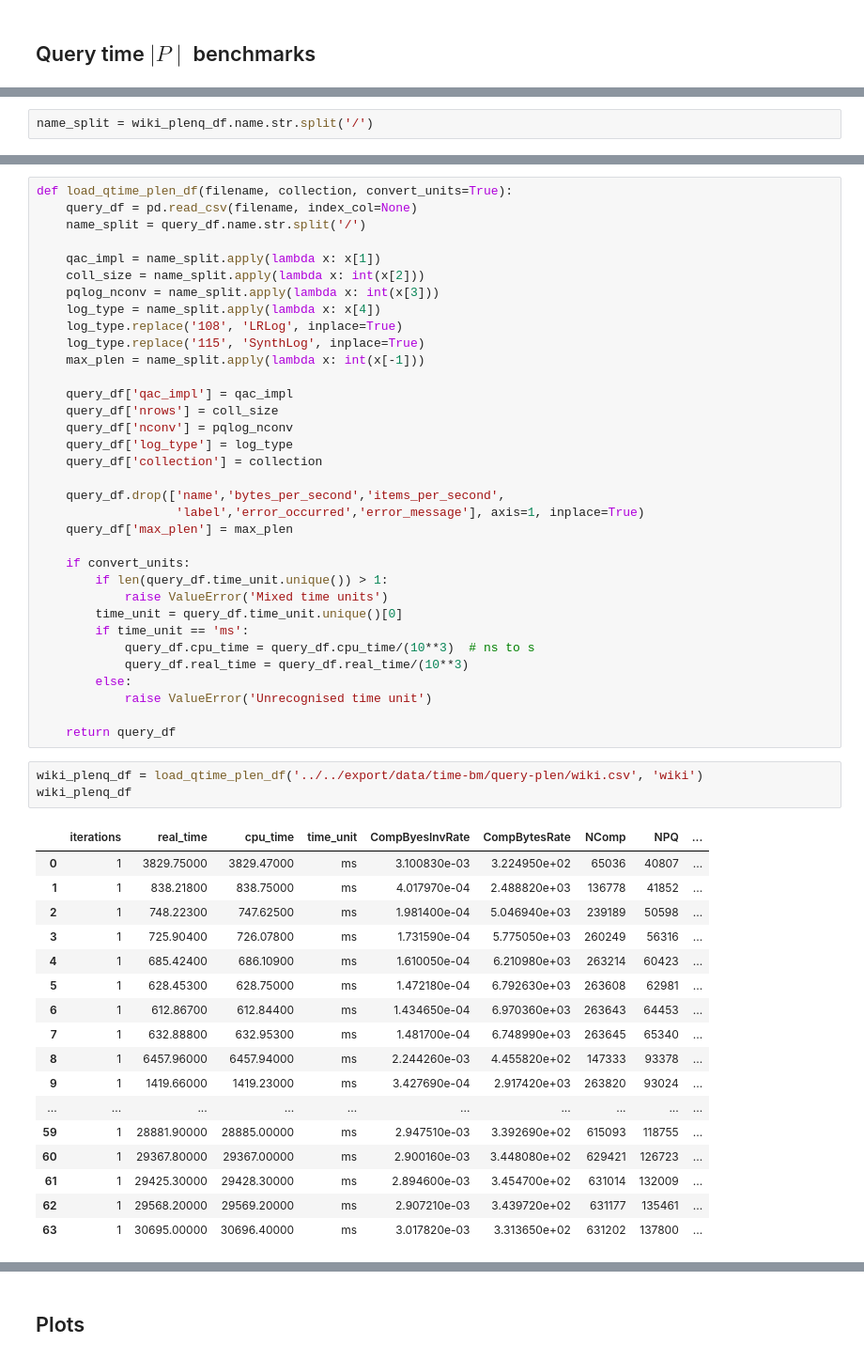
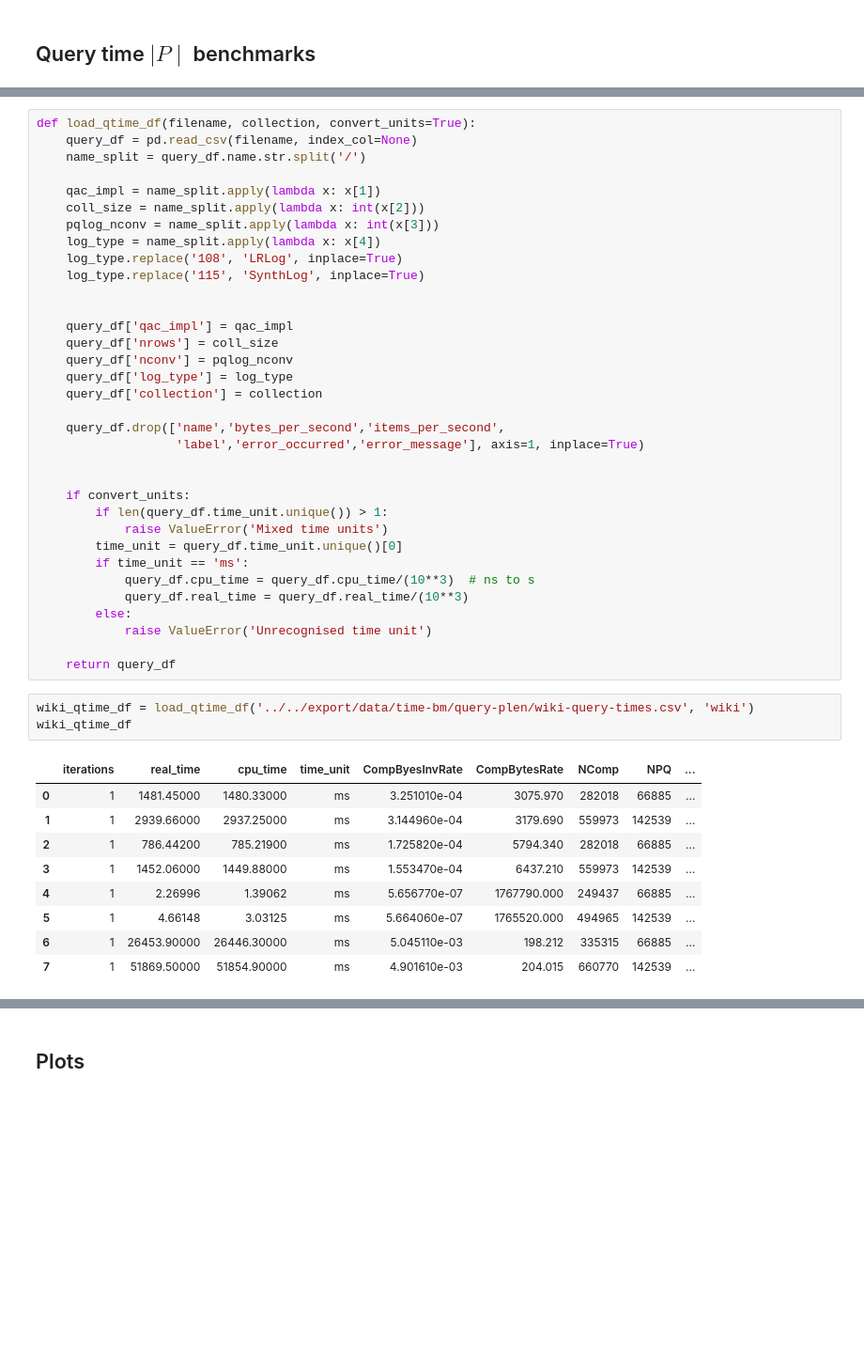
Before and after one commit to unnikrishnanta/qac-eval, a Jupyter notebook: Python/Notebooks/QueryTimes.ipynb, the cells around one changed output, grey strips where cells are left out. Shown: that part at 94% size. Saved outputs shown, nothing was run; the diff lists cells and outputs as text; blank space fills up the shorter version.

```diff
--- a/Python/Notebooks/QueryTimes.ipynb
+++ b/Python/Notebooks/QueryTimes.ipynb
@@ -197,2 +205,0 @@ len(wiki_plenq_df.name.str.split('/')[0])
-# %%
-name_split = wiki_plenq_df.name.str.split('/')
@@ -203,5 +206,5 @@ name_split[0]
 # %%
-def load_qtime_plen_df(filename, collection, convert_units=True):
+def load_qtime_df(filename, collection, convert_units=True):
     query_df = pd.read_csv(filename, index_col=None)
     name_split = query_df.name.str.split('/')
 
@@ -211,7 +214,7 @@ def load_qtime_plen_df(filename, collection, convert_units=True):
     log_type = name_split.apply(lambda x: x[4])
     log_type.replace('108', 'LRLog', inplace=True)
     log_type.replace('115', 'SynthLog', inplace=True)
-    max_plen = name_split.apply(lambda x: int(x[-1]))
+
 
     query_df['qac_impl'] = qac_impl
     query_df['nrows'] = coll_size
@@ -221,7 +224,7 @@ def load_qtime_plen_df(filename, collection, convert_units=True):
 
     query_df.drop(['name','bytes_per_second','items_per_second',
                    'label','error_occurred','error_message'], axis=1, inplace=True)
-    query_df['max_plen'] = max_plen
+
 
     if convert_units:
         if len(query_df.time_unit.unique()) > 1:
@@ -235,23 +238,15 @@ def load_qtime_plen_df(filename, collection, convert_units=True):
 
     return query_df
 # %%
-wiki_plenq_df = load_qtime_plen_df('../../export/data/time-bm/query-plen/wiki.csv', 'wiki')
-wiki_plenq_df
+wiki_qtime_df = load_qtime_df('../../export/data/time-bm/query-plen/wiki-query-times.csv', 'wiki')
+wiki_qtime_df
 # %% [output]
 |  | iterations | real_time | cpu_time | time_unit | CompByesInvRate | CompBytesRate | NComp | NPQ | ... |
-| 0 | 1 | 3829.75000 | 3829.47000 | ms | 3.100830e-03 | 3.224950e+02 | 65036 | 40807 | ... |
-| 1 | 1 | 838.21800 | 838.75000 | ms | 4.017970e-04 | 2.488820e+03 | 136778 | 41852 | ... |
-| 2 | 1 | 748.22300 | 747.62500 | ms | 1.981400e-04 | 5.046940e+03 | 239189 | 50598 | ... |
-| 3 | 1 | 725.90400 | 726.07800 | ms | 1.731590e-04 | 5.775050e+03 | 260249 | 56316 | ... |
-| 4 | 1 | 685.42400 | 686.10900 | ms | 1.610050e-04 | 6.210980e+03 | 263214 | 60423 | ... |
-| 5 | 1 | 628.45300 | 628.75000 | ms | 1.472180e-04 | 6.792630e+03 | 263608 | 62981 | ... |
-| 6 | 1 | 612.86700 | 612.84400 | ms | 1.434650e-04 | 6.970360e+03 | 263643 | 64453 | ... |
-| 7 | 1 | 632.88800 | 632.95300 | ms | 1.481700e-04 | 6.748990e+03 | 263645 | 65340 | ... |
-| 8 | 1 | 6457.96000 | 6457.94000 | ms | 2.244260e-03 | 4.455820e+02 | 147333 | 93378 | ... |
-| 9 | 1 | 1419.66000 | 1419.23000 | ms | 3.427690e-04 | 2.917420e+03 | 263820 | 93024 | ... |
-| ... | ... | ... | ... | ... | ... | ... | ... | ... | ... |
-| 59 | 1 | 28881.90000 | 28885.00000 | ms | 2.947510e-03 | 3.392690e+02 | 615093 | 118755 | ... |
-| 60 | 1 | 29367.80000 | 29367.00000 | ms | 2.900160e-03 | 3.448080e+02 | 629421 | 126723 | ... |
-| 61 | 1 | 29425.30000 | 29428.30000 | ms | 2.894600e-03 | 3.454700e+02 | 631014 | 132009 | ... |
-| 62 | 1 | 29568.20000 | 29569.20000 | ms | 2.907210e-03 | 3.439720e+02 | 631177 | 135461 | ... |
-| 63 | 1 | 30695.00000 | 30696.40000 | ms | 3.017820e-03 | 3.313650e+02 | 631202 | 137800 | ... |
+| 0 | 1 | 1481.45000 | 1480.33000 | ms | 3.251010e-04 | 3075.970 | 282018 | 66885 | ... |
+| 1 | 1 | 2939.66000 | 2937.25000 | ms | 3.144960e-04 | 3179.690 | 559973 | 142539 | ... |
+| 2 | 1 | 786.44200 | 785.21900 | ms | 1.725820e-04 | 5794.340 | 282018 | 66885 | ... |
+| 3 | 1 | 1452.06000 | 1449.88000 | ms | 1.553470e-04 | 6437.210 | 559973 | 142539 | ... |
+| 4 | 1 | 2.26996 | 1.39062 | ms | 5.656770e-07 | 1767790.000 | 249437 | 66885 | ... |
+| 5 | 1 | 4.66148 | 3.03125 | ms | 5.664060e-07 | 1765520.000 | 494965 | 142539 | ... |
+| 6 | 1 | 26453.90000 | 26446.30000 | ms | 5.045110e-03 | 198.212 | 335315 | 66885 | ... |
+| 7 | 1 | 51869.50000 | 51854.90000 | ms | 4.901610e-03 | 204.015 | 660770 | 142539 | ... |
```
Also changed, not shown: parts of 16 cells of this notebook, 8 other files.
